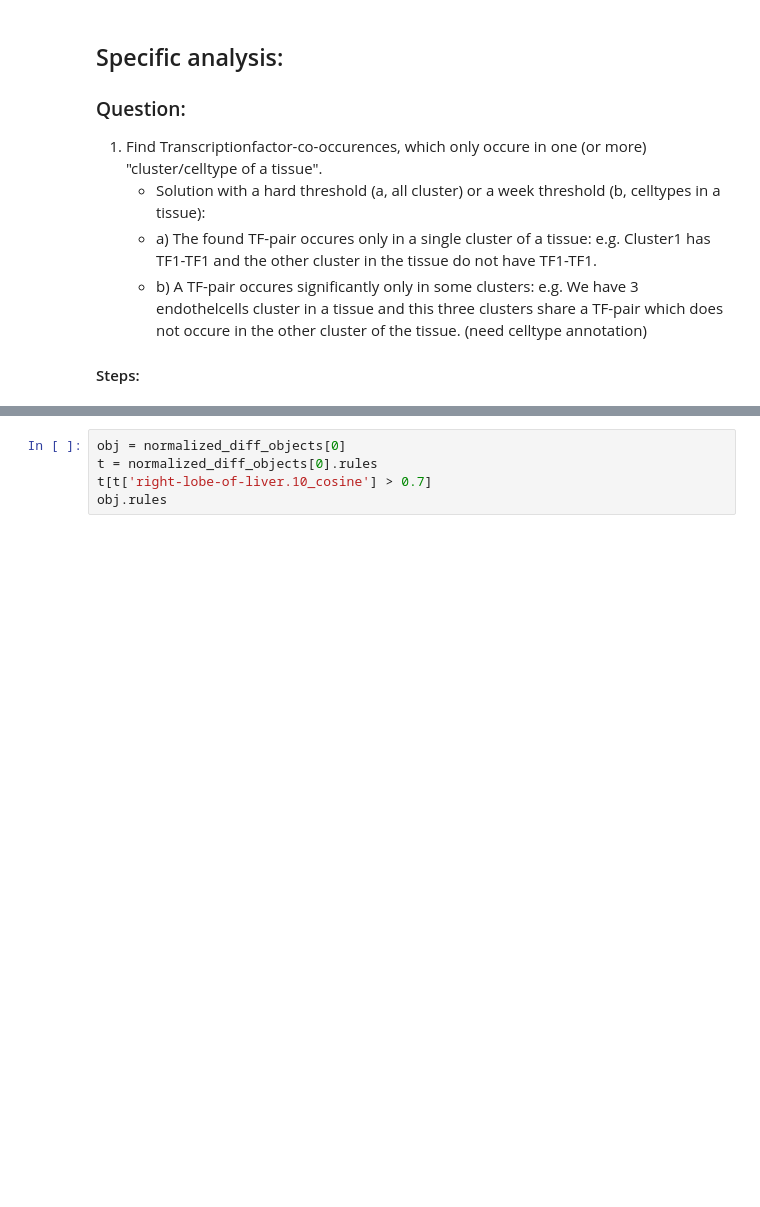
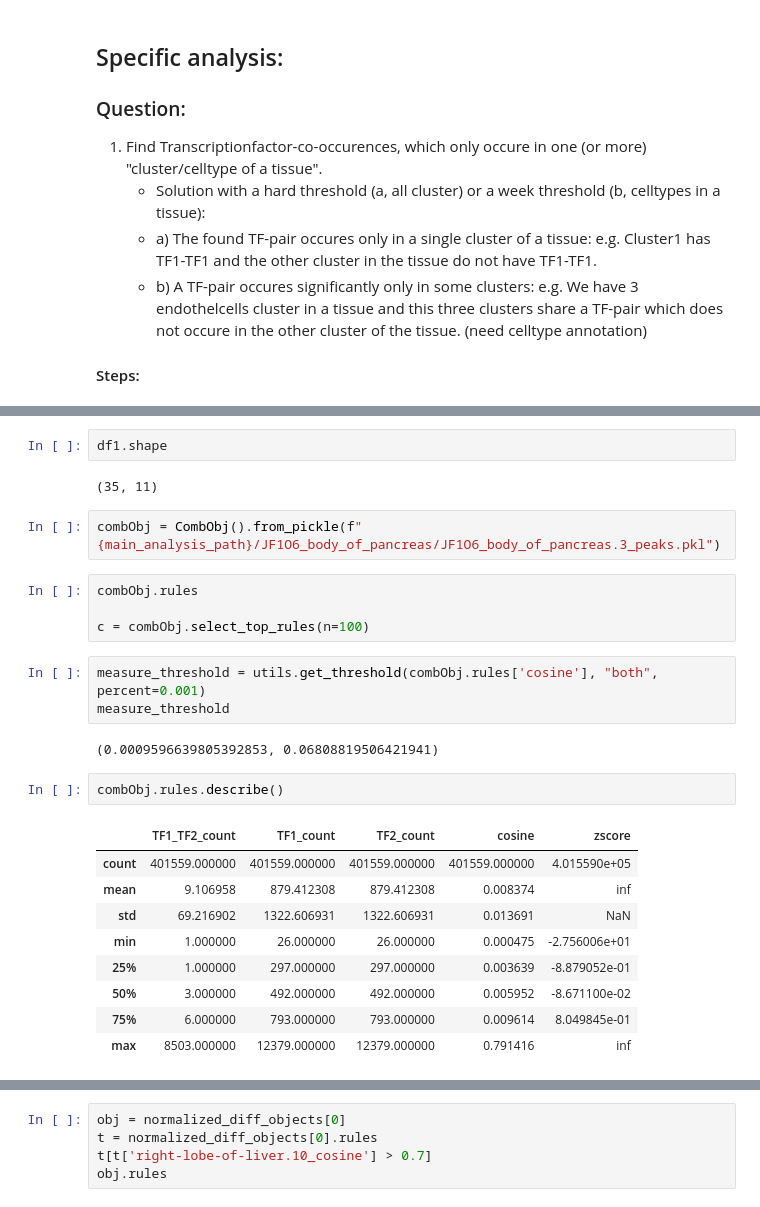
Before and after one commit to loosolab/Datenanalyse-2021, a Jupyter notebook: wp6/analyse/wp2_tf_cooccurences.ipynb, the cells around one changed output, grey strips where cells are left out. Cells and saved outputs as stored; diff of their text form; blank space fills up the shorter version.

```diff
--- a/wp6/analyse/wp2_tf_cooccurences.ipynb
+++ b/wp6/analyse/wp2_tf_cooccurences.ipynb
@@ -355,0 +644,27 @@ df1
+# %%
+df1.shape
+# %% [output]
+(35, 11)
+# %%
+combObj = CombObj().from_pickle(f"{main_analysis_path}/JF1O6_body_of_pancreas/JF1O6_body_of_pancreas.3_peaks.pkl")
+# %%
+combObj.rules
+
+c = combObj.select_top_rules(n=100)
+# %%
+measure_threshold = utils.get_threshold(combObj.rules['cosine'], "both", percent=0.001)
+measure_threshold
+# %% [output]
+(0.0009596639805392853, 0.06808819506421941)
+# %%
+combObj.rules.describe()
+# %% [output]
+|  | TF1_TF2_count | TF1_count | TF2_count | cosine | zscore |
+| count | 401559.000000 | 401559.000000 | 401559.000000 | 401559.000000 | 4.015590e+05 |
+| mean | 9.106958 | 879.412308 | 879.412308 | 0.008374 | inf |
+| std | 69.216902 | 1322.606931 | 1322.606931 | 0.013691 | NaN |
+| min | 1.000000 | 26.000000 | 26.000000 | 0.000475 | -2.756006e+01 |
+| 25% | 1.000000 | 297.000000 | 297.000000 | 0.003639 | -8.879052e-01 |
+| 50% | 3.000000 | 492.000000 | 492.000000 | 0.005952 | -8.671100e-02 |
+| 75% | 6.000000 | 793.000000 | 793.000000 | 0.009614 | 8.049845e-01 |
+| max | 8503.000000 | 12379.000000 | 12379.000000 | 0.791416 | inf |
```
Also changed, not shown: parts of 72 cells of this notebook.
